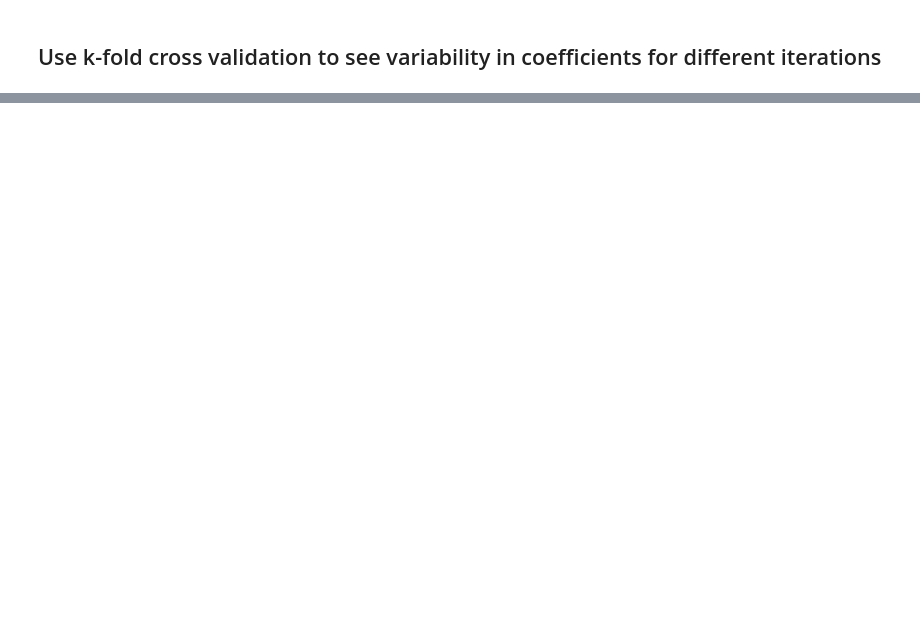
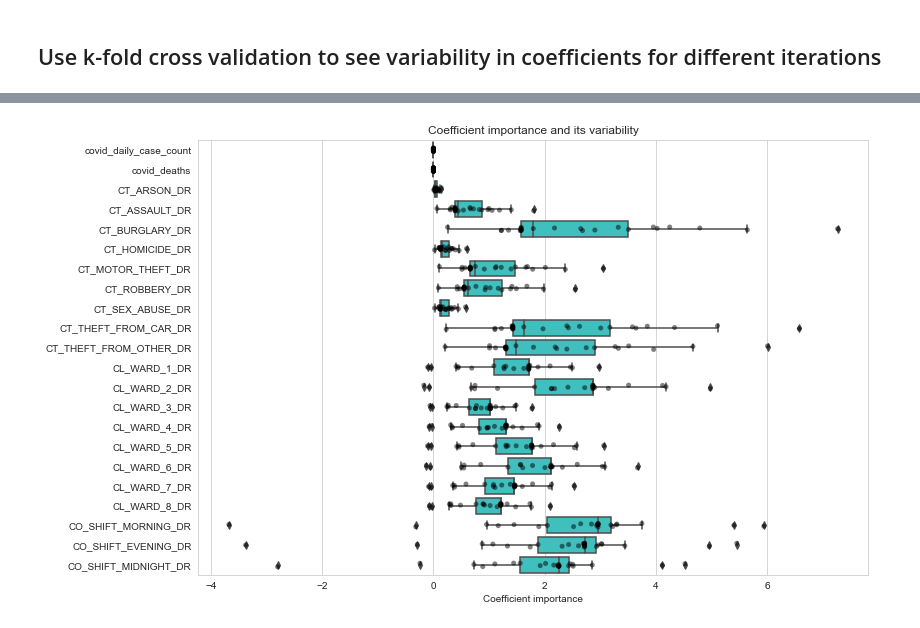
Before and after one commit to joannechoi/DC-Crime-Analysis, a Jupyter notebook: Training_Frameworks/during_covid_linear_regression.ipynb, the cells around one changed output, grey strips where cells are left out. Cells and saved outputs as stored; diff of their text form; code cells hidden in the pictures; blank space fills up the shorter version.

```diff
--- a/Training_Frameworks/during_covid_linear_regression.ipynb
+++ b/Training_Frameworks/during_covid_linear_regression.ipynb
@@ -151,0 +155,12 @@ plt.show()
+# %%
+scaler = MinMaxScaler(feature_range=(0, 1))
+scaler = scaler.fit(X_train)
+X_train_std = scaler.transform(X_train)
+X_test_std = scaler.transform(X_test)
+# %%
+# instantiate model
+lr2 = LinearRegression()
+# fit model
+lr2.fit(X_train_std, y_train)
+# make predictions
+y_pred_2 = lr2.predict(X_test_std)
@@ -151,0 +199,14 @@ plt.show()
+# %%
+# k-fold cross validate to see variability in coefficients
+cv_model = cross_validate(lr2, X_train_std, y_train,
+                         cv=RepeatedKFold(n_splits=5, n_repeats=5),
+                         return_estimator=True)
+cv_coefs = pd.DataFrame([est.coef_ * X_train_std.std(axis=0) for est in cv_model["estimator"]], columns=X.columns)
+plt.figure(figsize=(12,8))
+sns.stripplot(data=cv_coefs, orient='h', color='k', alpha=0.5)
+sns.boxplot(data=cv_coefs, orient='h', color='cyan', saturation=0.5)
+plt.xlabel("Coefficient importance")
+plt.title("Coefficient importance and its variability")
+plt.show()
+# %% [output]
+[figure, added]
```
Also changed, not shown: parts of 11 cells of this notebook.
